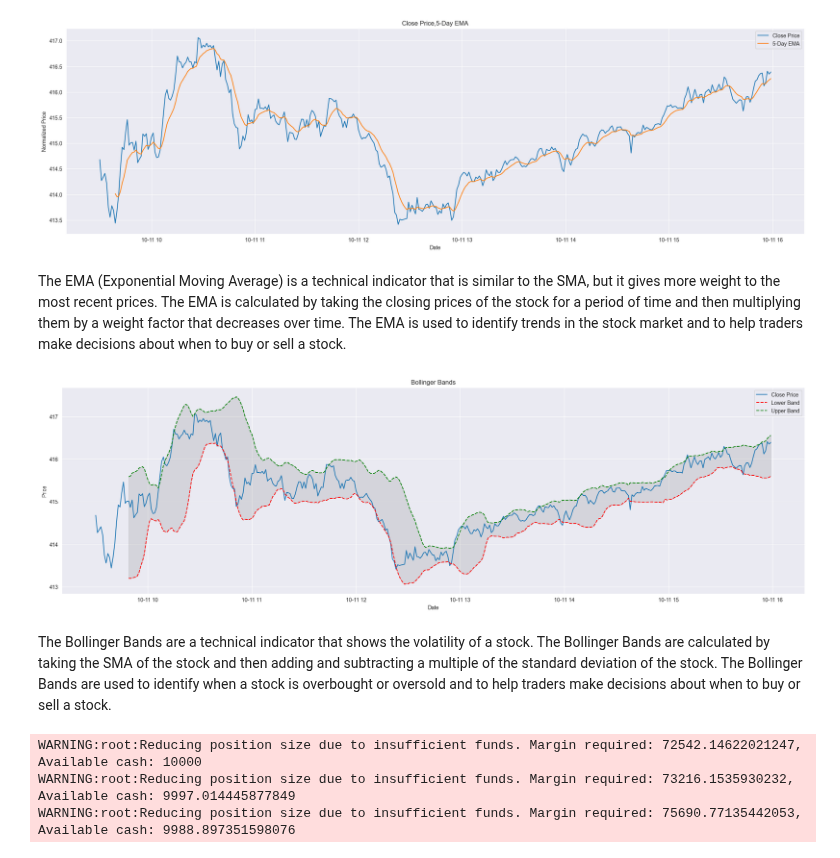
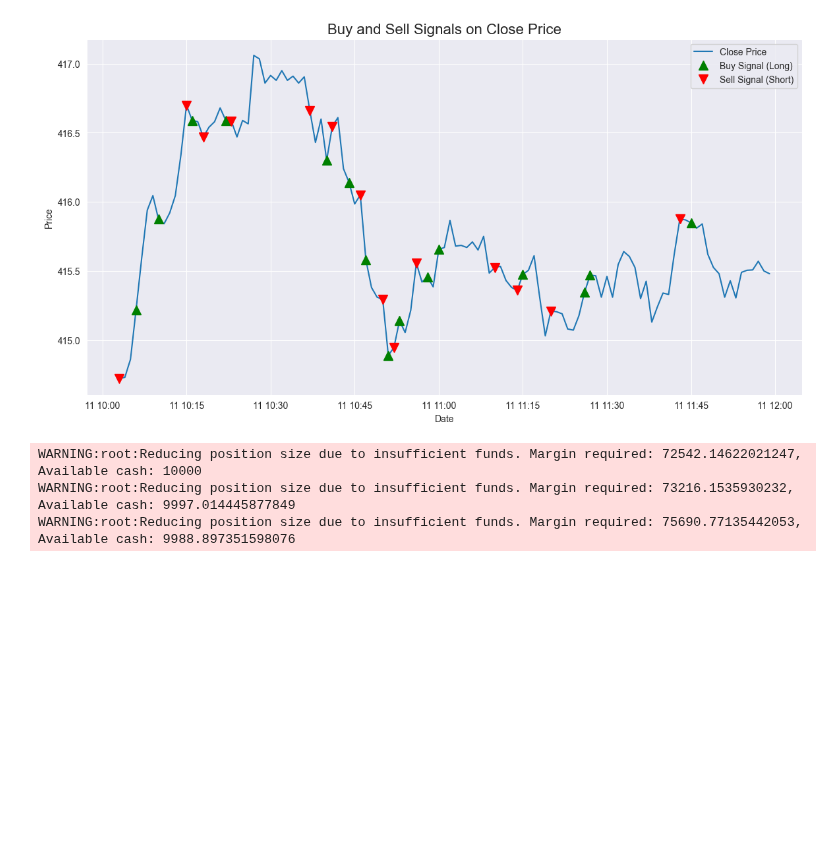
Before and after one commit to jurichar/high_freq_scalping_tool, a Jupyter notebook: notebooks/view_processed_data.ipynb, the cells around one changed output. Cells and saved outputs as stored; diff of their text form; code cells hidden in the pictures; blank space fills up the shorter version.

```diff
--- a/notebooks/view_processed_data.ipynb
+++ b/notebooks/view_processed_data.ipynb
@@ -20,3 +42,0 @@ initial_cash = 1000
-# %%
-data = get_stock_data(ticker=ticker, period=period, save_to_csv=True, interval=interval)
-print(data)
@@ -41,3 +43 @@ Datetime
-# %%
-data = process_data(data, period, interval)
 # %%
@@ -70,0 +89,8 @@ The SMA (Simple Moving Average) is a technical indicator that shows the average
+# %%
+from sofware.strategy import generate_signals
+
+
+processed_data = generate_signals(data)
+
+print("processed_data.head(): ", processed_data.head(), "\n")
+print("data.columns: ", data.columns, "\n")
@@ -71,43 +118,38 @@ The SMA (Simple Moving Average) is a technical indicator that shows the average
 # %%
-# Plot EMA
-plt.figure(figsize=(25, 7))
+# Assuming 'processed_data' contains your signals
+plt.figure(figsize=(14, 7))
+plt.plot(
+    processed_data.index, processed_data["Close"], label="Close Price"
+)
 
-plt.plot(data["Close"], label="Close Price")
-plt.plot(data["EMA"], label="5-Day EMA")
+buy_signals = processed_data[processed_data["Signal"] == 1]
+plt.plot(
+    buy_signals.index,
+    buy_signals["Close"],
+    "^",
+    markersize=10,
+    color="g",
+    label="Buy Signal (Long)",
+)
 
-plt.title("Close Price,5-Day EMA")
+sell_signals = processed_data[processed_data["Signal"] == -1]
+plt.plot(
+    sell_signals.index,
+    sell_signals["Close"],
+    "v",
+    markersize=10,
+    color="r",
+    label="Sell Signal (Short)",
+)
+
+plt.title("Buy and Sell Signals on Close Price", fontsize=16)
 plt.xlabel("Date")
-plt.ylabel("Normalized Price")
+plt.ylabel("Price")
 plt.legend()
+plt.grid(True)
 plt.show()
 # %% [output]
-[figure, old version]
+[figure, new version]
-# %% [markdown]
-The EMA (Exponential Moving Average) is a technical indicator that is similar to the SMA, but it gives more weight to the most recent prices. The EMA is calculated by taking the closing prices of the stock for a period of time and then multiplying them by a weight factor that decreases over time. The EMA is used to identify trends in the stock market and to help traders make decisions about when to buy or sell a stock.
-# %%
-# Bollinger Bands
-plt.figure(figsize=(25, 7))
-
-plt.fill_between(
-    data.index,
-    data["BollingerB_Lower"],
-    data["BollingerB_Upper"],
-    color="gray",
-    alpha=0.2,
-)
-plt.plot(data["Close"], label="Close Price")
-plt.plot(data["BollingerB_Lower"], linestyle="--", color="red", label="Lower Band")
-plt.plot(data["BollingerB_Upper"], linestyle="--", color="green", label="Upper Band")
-
-plt.title("Bollinger Bands")
-plt.xlabel("Date")
-plt.ylabel("Price")
-plt.legend()
-plt.show()
-# %% [output]
-[figure, removed]
-# %% [markdown]
-The Bollinger Bands are a technical indicator that shows the volatility of a stock. The Bollinger Bands are calculated by taking the SMA of the stock and then adding and subtracting a multiple of the standard deviation of the stock. The Bollinger Bands are used to identify when a stock is overbought or oversold and to help traders make decisions about when to buy or sell a stock.
 # %%
 result = run_back_test(
     ticker=ticker,
```
Also changed, not shown: parts of 10 cells of this notebook, 1 other file.
